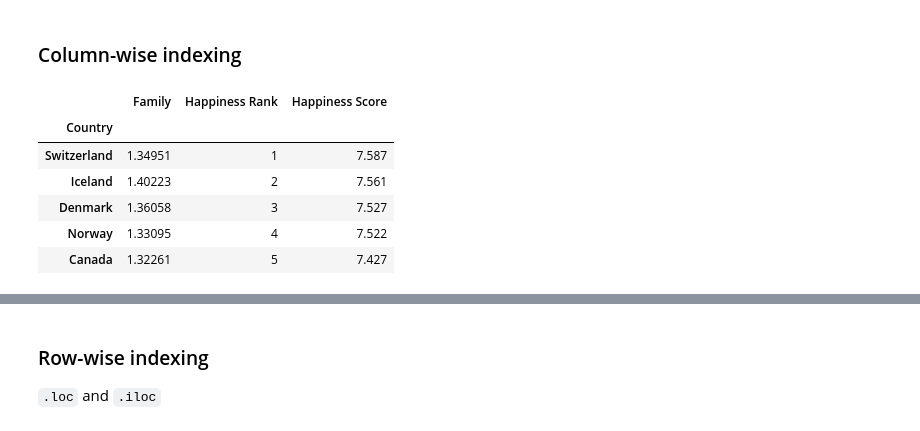
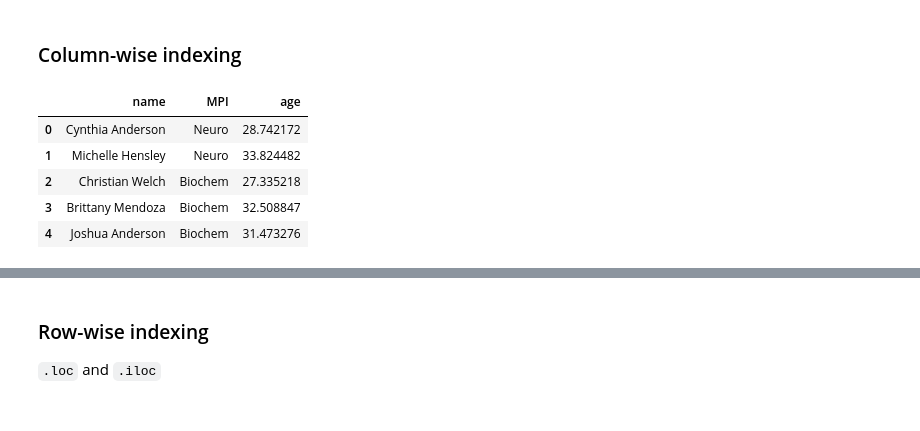
Before and after one commit to mohammadbashiri/MPI-python-workshop-march2019, a Jupyter notebook: Day3/Day3_session1_pandas.ipynb, the cells around one changed output, grey strips where cells are left out. Saved outputs shown, nothing was run; the diff lists cells and outputs as text; code cells hidden in the pictures.

```diff
--- a/Day3/Day3_session1_pandas.ipynb
+++ b/Day3/Day3_session1_pandas.ipynb
@@ -335,15 +305,14 @@ len(df)
 # %% [markdown]
 ### Column-wise indexing
-# %%
-df[['Family', 'Happiness Rank', 'Happiness Score']].head()
-# %% [output]
-|  | Family | Happiness Rank | Happiness Score |
-| Country |  |  |  |
-| Switzerland | 1.34951 | 1 | 7.587 |
-| Iceland | 1.40223 | 2 | 7.561 |
-| Denmark | 1.36058 | 3 | 7.527 |
-| Norway | 1.33095 | 4 | 7.522 |
-| Canada | 1.32261 | 5 | 7.427 |
+# %%
+df[['name', 'MPI', 'age']].head()
+# %% [output]
+|  | name | MPI | age |
+| 0 | Cynthia Anderson | Neuro | 28.742172 |
+| 1 | Michelle Hensley | Neuro | 33.824482 |
+| 2 | Christian Welch | Biochem | 27.335218 |
+| 3 | Brittany Mendoza | Biochem | 32.508847 |
+| 4 | Joshua Anderson | Biochem | 31.473276 |
 # %%
 df.columns[:5]
 # %% [output]
```
Also changed, not shown: parts of 12 cells of this notebook, 4 other files.
